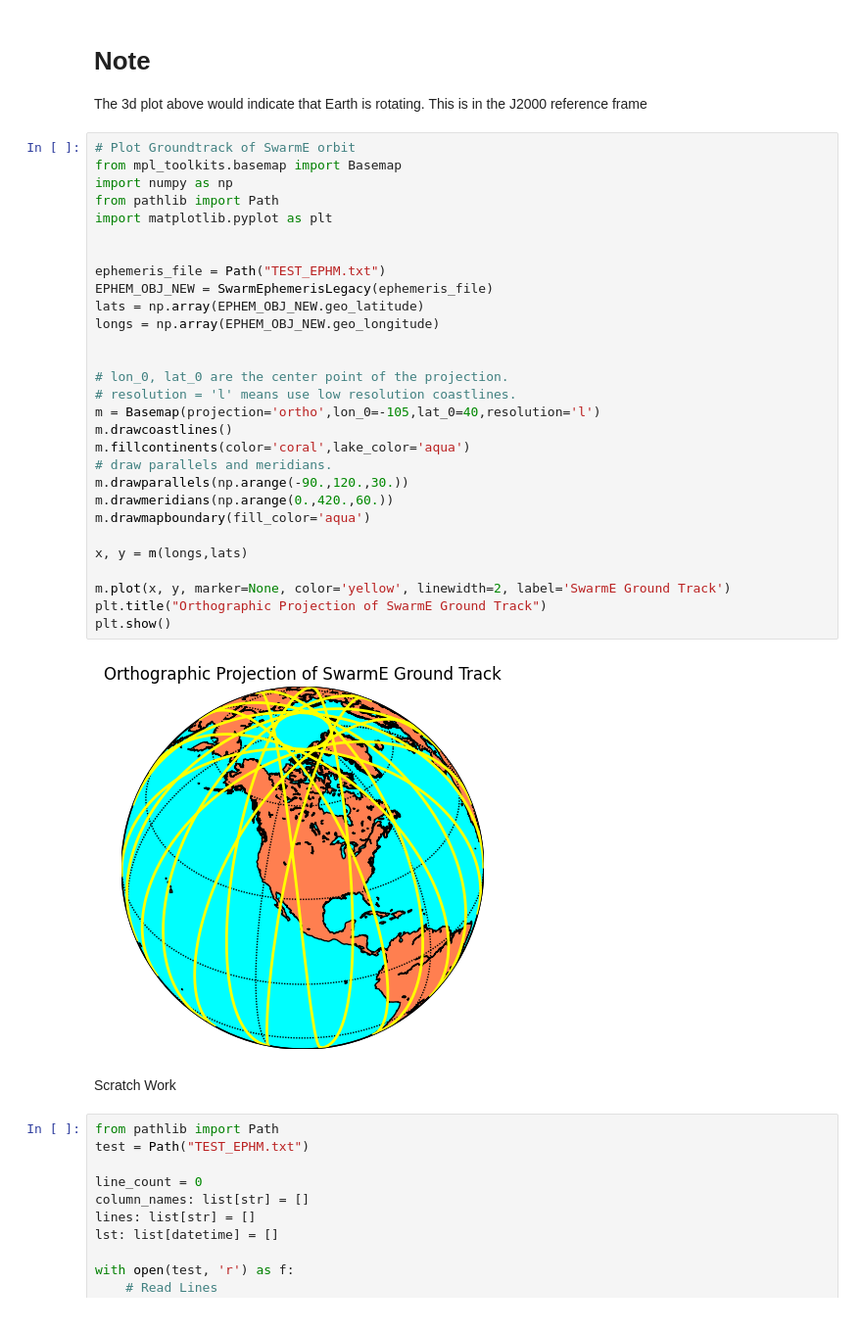
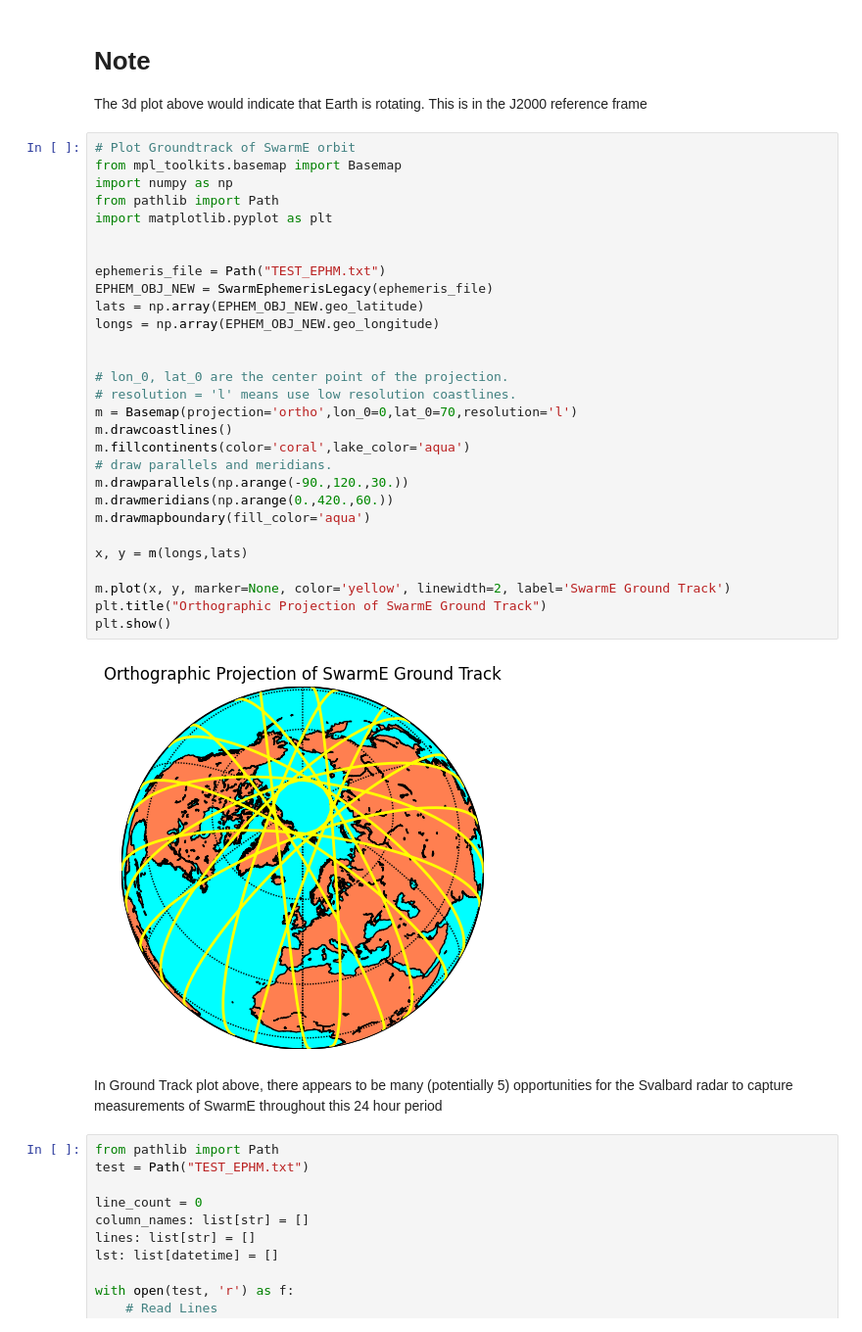
Before and after one commit to RedRocket89/debrISR, a Jupyter notebook: experimental/epop_parser/prototype.ipynb, the cells around one changed output. Shown: that part at 98% size. Saved outputs shown, nothing was run; the diff lists cells and outputs as text.

Commit message:
Noted number of Svalbard passes by SwarmE

```diff
--- a/experimental/epop_parser/prototype.ipynb
+++ b/experimental/epop_parser/prototype.ipynb
@@ -162,36 +162,36 @@ The 3d plot above would indicate that Earth is rotating. This is in the J2000 re
 # %%
 # Plot Groundtrack of SwarmE orbit
 from mpl_toolkits.basemap import Basemap
 import numpy as np
 from pathlib import Path
 import matplotlib.pyplot as plt
 
 
 ephemeris_file = Path("TEST_EPHM.txt")
 EPHEM_OBJ_NEW = SwarmEphemerisLegacy(ephemeris_file)
 lats = np.array(EPHEM_OBJ_NEW.geo_latitude)
 longs = np.array(EPHEM_OBJ_NEW.geo_longitude)
 
 
 # lon_0, lat_0 are the center point of the projection.
 # resolution = 'l' means use low resolution coastlines.
-m = Basemap(projection='ortho',lon_0=-105,lat_0=40,resolution='l')
+m = Basemap(projection='ortho',lon_0=0,lat_0=70,resolution='l')
 m.drawcoastlines()
 m.fillcontinents(color='coral',lake_color='aqua')
 # draw parallels and meridians.
 m.drawparallels(np.arange(-90.,120.,30.))
 m.drawmeridians(np.arange(0.,420.,60.))
 m.drawmapboundary(fill_color='aqua')
 
 x, y = m(longs,lats)
 
 m.plot(x, y, marker=None, color='yellow', linewidth=2, label='SwarmE Ground Track')
 plt.title("Orthographic Projection of SwarmE Ground Track")
 plt.show()
 # %% [output]
-[figure, old version]
+[figure, new version]
-# %% [markdown]
-Scratch Work
+# %% [markdown]
+In Ground Track plot above, there appears to be many (potentially 5) opportunities for the Svalbard radar to capture measurements of SwarmE throughout this 24 hour period
 # %%
 from pathlib import Path
 test = Path("TEST_EPHM.txt")
```
